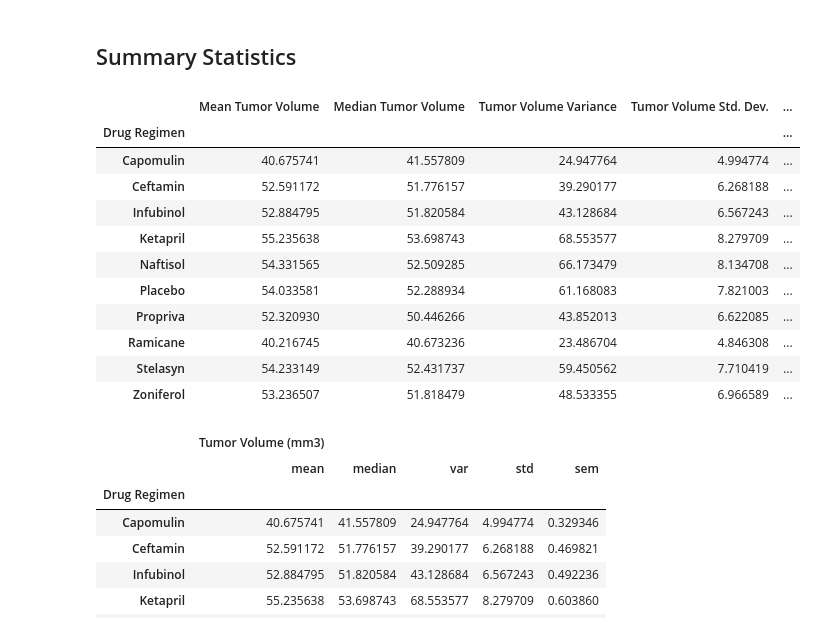
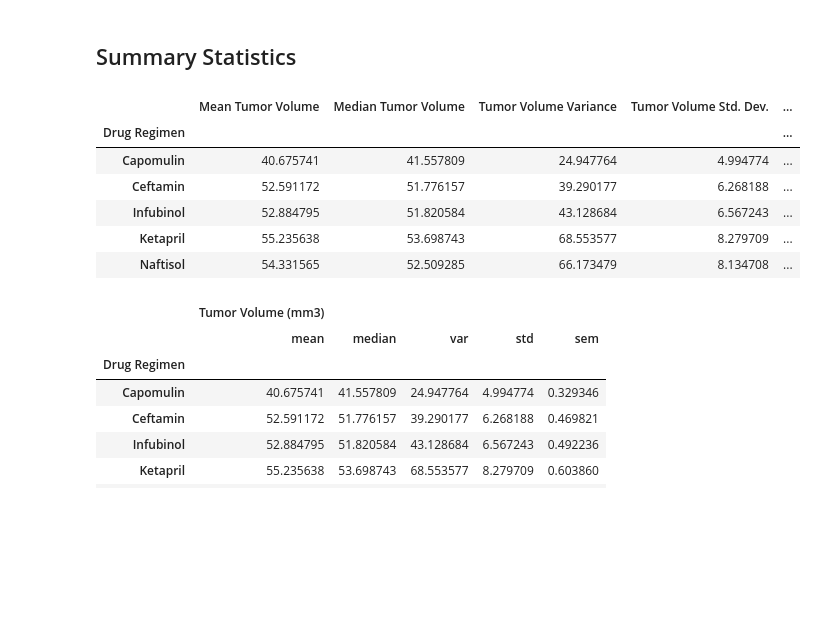
Before and after one commit to Nolan-Tonthat/pymaceuticals-challenge, a Jupyter notebook: pymaceuticals.ipynb, the cells around one changed output. Drawn from its saved outputs; the diff is of its cells as text; code cells hidden in the pictures; blank space fills up the shorter version.

Commit message:
summary statistics done

```diff
--- a/pymaceuticals.ipynb
+++ b/pymaceuticals.ipynb
@@ -12,8 +12,8 @@ import pandas as pd
 import scipy.stats as st
 
 # Study data files
-mouse_metadata_path = "data/Mouse_metadata.csv"
-study_results_path = "data/Study_results.csv"
+mouse_metadata_path = "Mouse_metadata.csv"
+study_results_path = "Study_results.csv"
 
 # Read the mouse data and the study results
 mouse_metadata = pd.read_csv(mouse_metadata_path)
@@ -65,22 +58,26 @@ df_cleaned['Mouse ID'].nunique()
 # %%
 # Generate a summary statistics table of mean, median, variance, standard deviation, and SEM of the tumor volume for each regimen
 
 # Use groupby and summary statistical methods to calculate the following properties of each drug regimen:
+drug_reg = df_cleaned.groupby("Drug Regimen")
 # mean, median, variance, standard deviation, and SEM of the tumor volume.
+mean = drug_reg.mean()["Tumor Volume (mm3)"]
+med = drug_reg.median()["Tumor Volume (mm3)"]
+var = drug_reg.var()["Tumor Volume (mm3)"]
+std = drug_reg.std()["Tumor Volume (mm3)"]
+sem = drug_reg.sem()["Tumor Volume (mm3)"]
 # Assemble the resulting series into a single summary DataFrame.
+summary = pd.DataFrame({"Mean Tumor Volume":mean,"Median Tumor Volume":med, "Tumor Volume Variance":var,"Tumor Volume Std. Dev.":std,"Tumor Volume Std. Err.":sem})
+
+summary.head()
 # %% [output]
 |  | Mean Tumor Volume | Median Tumor Volume | Tumor Volume Variance | Tumor Volume Std. Dev. | ... |
 | Drug Regimen |  |  |  |  | ... |
 | Capomulin | 40.675741 | 41.557809 | 24.947764 | 4.994774 | ... |
 | Ceftamin | 52.591172 | 51.776157 | 39.290177 | 6.268188 | ... |
 | Infubinol | 52.884795 | 51.820584 | 43.128684 | 6.567243 | ... |
 | Ketapril | 55.235638 | 53.698743 | 68.553577 | 8.279709 | ... |
 | Naftisol | 54.331565 | 52.509285 | 66.173479 | 8.134708 | ... |
-| Placebo | 54.033581 | 52.288934 | 61.168083 | 7.821003 | ... |
-| Propriva | 52.320930 | 50.446266 | 43.852013 | 6.622085 | ... |
-| Ramicane | 40.216745 | 40.673236 | 23.486704 | 4.846308 | ... |
-| Stelasyn | 54.233149 | 52.431737 | 59.450562 | 7.710419 | ... |
-| Zoniferol | 53.236507 | 51.818479 | 48.533355 | 6.966589 | ... |
 # %%
 # A more advanced method to generate a summary statistics table of mean, median, variance, standard deviation,
 # and SEM of the tumor volume for each regimen (only one method is required in the solution)
```
Also changed, not shown: parts of 12 cells of this notebook.
